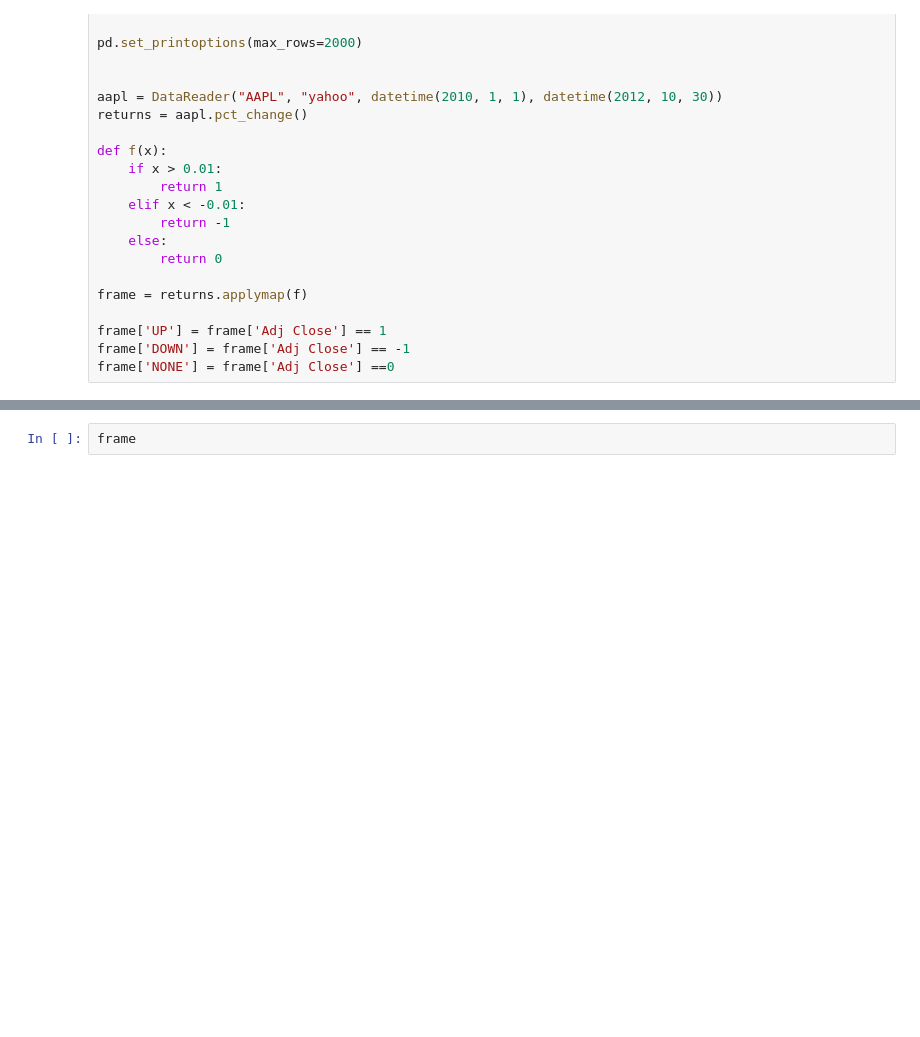
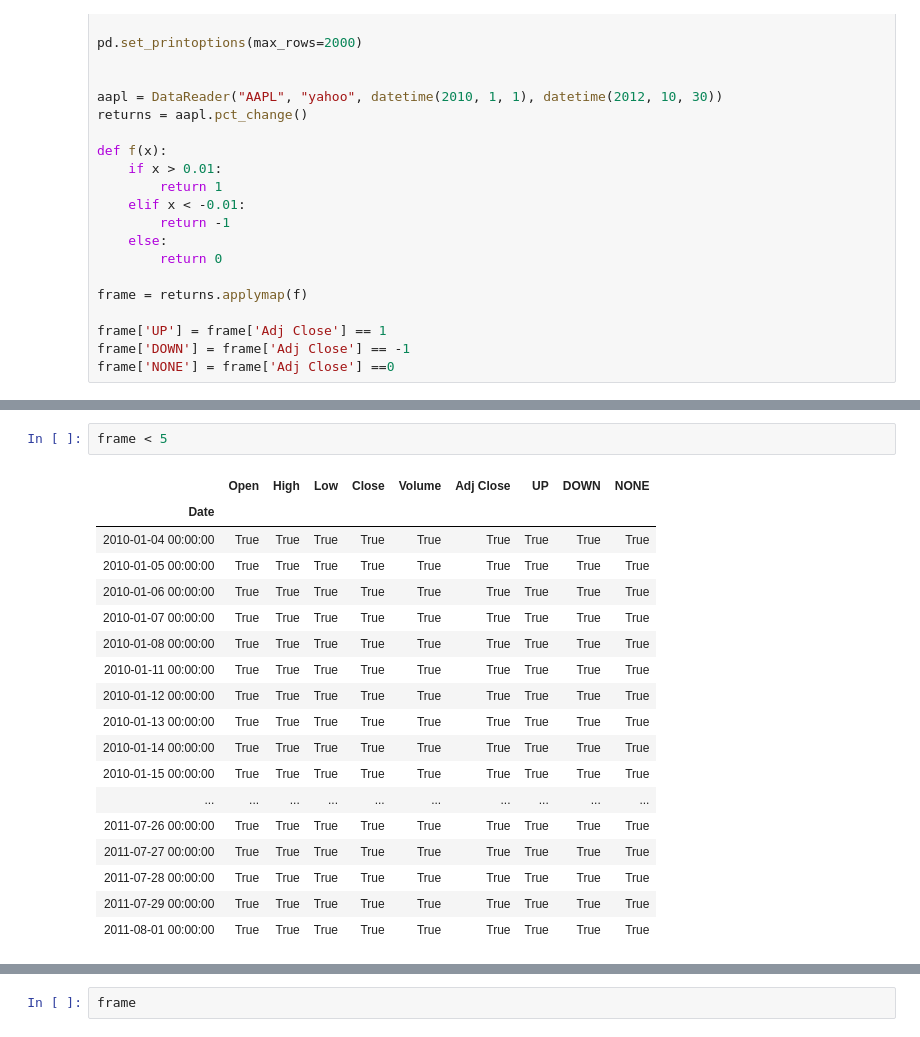
Before and after one commit to johnymontana/NewzTrader_AI_project, a Jupyter notebook: StockClassify.ipynb, the cells around one changed output, grey strips where cells are left out. Drawn from its saved outputs; the diff is of its cells as text; blank space fills up the shorter version.

```diff
--- a/StockClassify.ipynb
+++ b/StockClassify.ipynb
@@ -24,0 +49,21 @@ frame['NONE'] = frame['Adj Close'] ==0
+# %%
+frame < 5
+# %% [output]
+|  | Open | High | Low | Close | Volume | Adj Close | UP | DOWN | NONE |
+| Date |  |  |  |  |  |  |  |  |  |
+| 2010-01-04 00:00:00 | True | True | True | True | True | True | True | True | True |
+| 2010-01-05 00:00:00 | True | True | True | True | True | True | True | True | True |
+| 2010-01-06 00:00:00 | True | True | True | True | True | True | True | True | True |
+| 2010-01-07 00:00:00 | True | True | True | True | True | True | True | True | True |
+| 2010-01-08 00:00:00 | True | True | True | True | True | True | True | True | True |
+| 2010-01-11 00:00:00 | True | True | True | True | True | True | True | True | True |
+| 2010-01-12 00:00:00 | True | True | True | True | True | True | True | True | True |
+| 2010-01-13 00:00:00 | True | True | True | True | True | True | True | True | True |
+| 2010-01-14 00:00:00 | True | True | True | True | True | True | True | True | True |
+| 2010-01-15 00:00:00 | True | True | True | True | True | True | True | True | True |
+| ... | ... | ... | ... | ... | ... | ... | ... | ... | ... |
+| 2011-07-26 00:00:00 | True | True | True | True | True | True | True | True | True |
+| 2011-07-27 00:00:00 | True | True | True | True | True | True | True | True | True |
+| 2011-07-28 00:00:00 | True | True | True | True | True | True | True | True | True |
+| 2011-07-29 00:00:00 | True | True | True | True | True | True | True | True | True |
+| 2011-08-01 00:00:00 | True | True | True | True | True | True | True | True | True |
```
Also changed, not shown: parts of 35 cells of this notebook, 40 other files.
